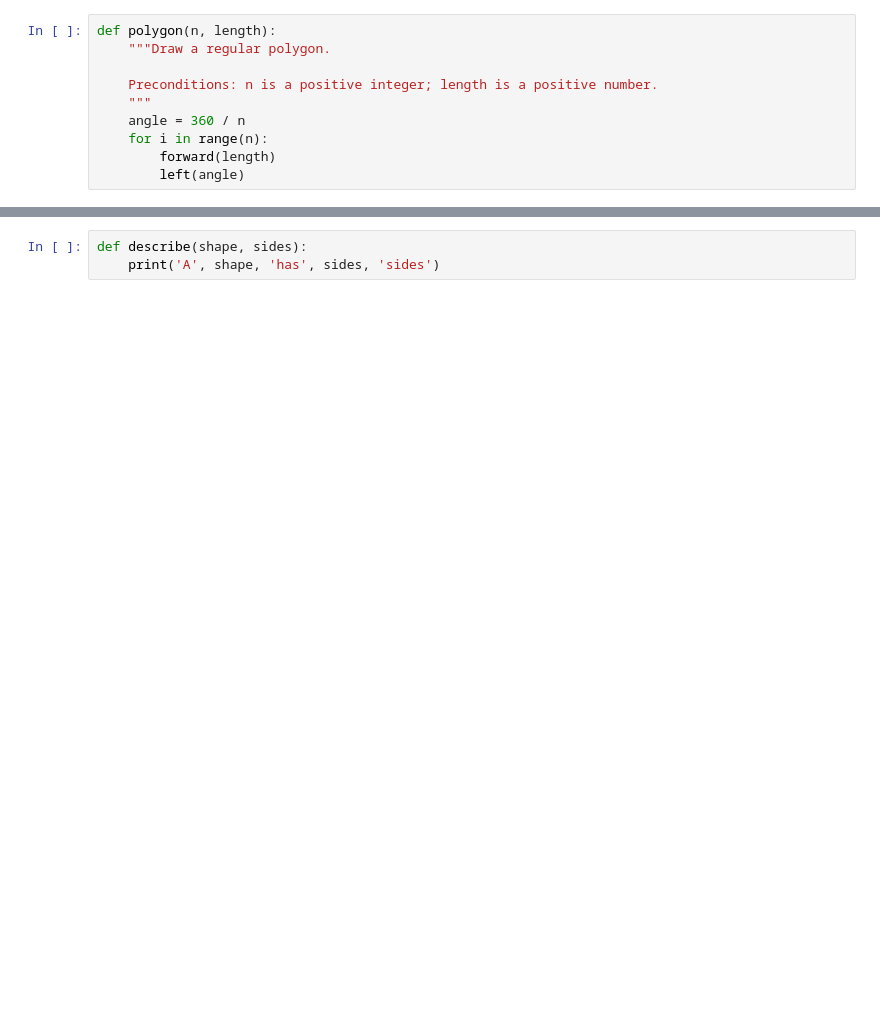
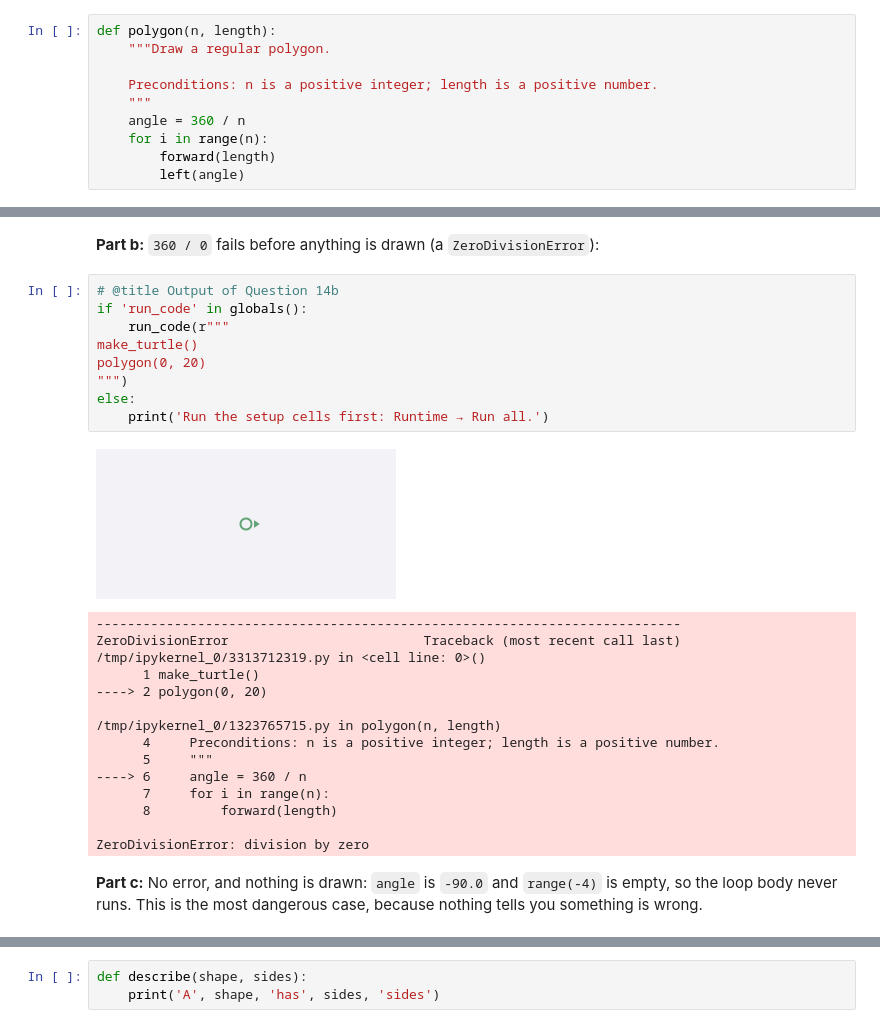
Before and after one commit to y-rosenthal/yrThinkPython, a Jupyter notebook: yr/chap04_review.ipynb, the cells around one changed output, grey strips where cells are left out. Saved outputs shown, nothing was run; the diff lists cells and outputs as text; blank space fills up the shorter version.

```diff
--- a/yr/chap04_review.ipynb
+++ b/yr/chap04_review.ipynb
@@ -734,0 +837,30 @@ In all three parts the caller broke a precondition, so **the bug is in the calle
+# %% [markdown]
+**Part b:** `360 / 0` fails before anything is drawn (a <!--=error-->`ZeroDivisionError`):
+# %%
+# @title Output of Question 14b
+if 'run_code' in globals():
+    run_code(r"""
+make_turtle()
+polygon(0, 20)
+""")
+else:
+    print('Run the setup cells first: Runtime → Run all.')
+# %% [output]
+[figure, added]
+---------------------------------------------------------------------------
+ZeroDivisionError                         Traceback (most recent call last)
+/tmp/ipykernel_0/3313712319.py in <cell line: 0>()
+      1 make_turtle()
+----> 2 polygon(0, 20)
+
+/tmp/ipykernel_0/1323765715.py in polygon(n, length)
+      4     Preconditions: n is a positive integer; length is a positive number.
+      5     """
+----> 6     angle = 360 / n
+      7     for i in range(n):
+      8         forward(length)
+
+ZeroDivisionError: division by zero
+# %% [markdown]
+**Part c:** No error, and nothing is drawn: `angle` is `-90.0` and `range(-4)` is empty, so the loop body never runs.
+This is the most dangerous case, because nothing tells you something is wrong.
```
Also changed, not shown: parts of 118 cells of this notebook, 4 other files.
